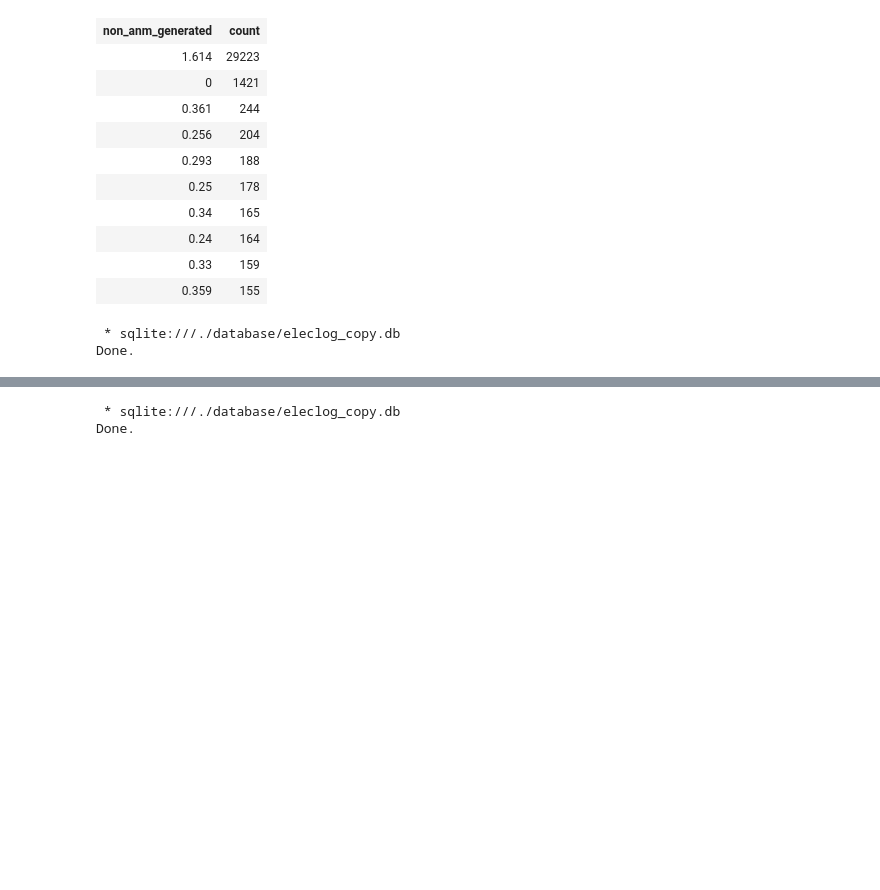
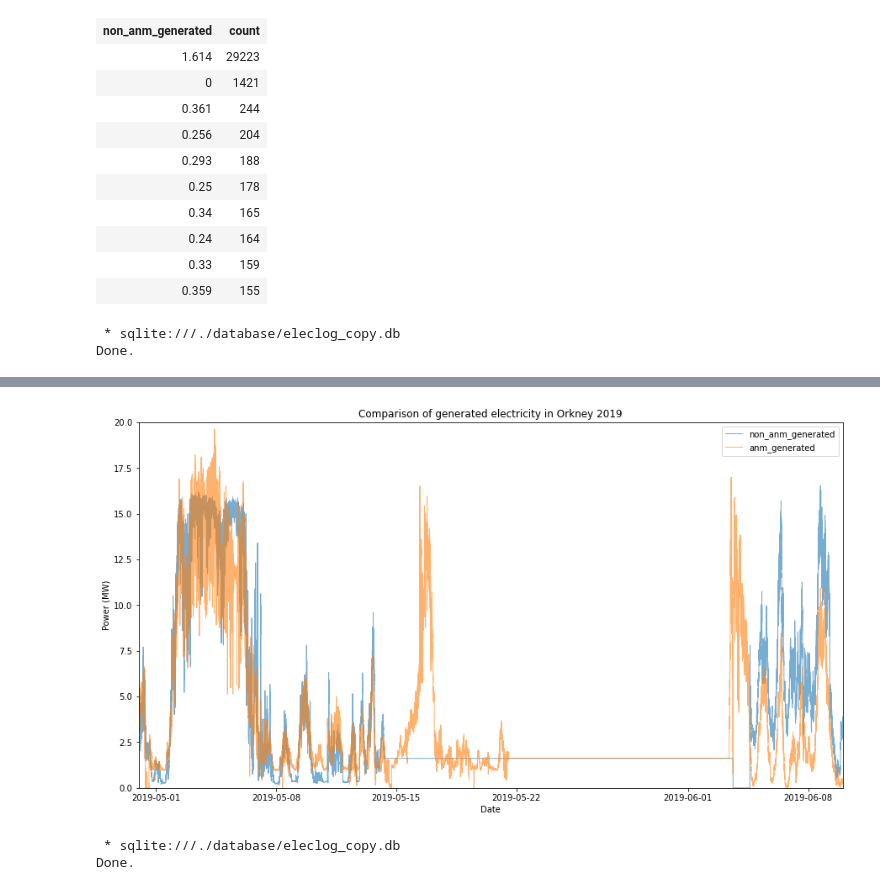
Before and after one commit to srendall91/orkney-electricity, a Jupyter notebook: dataclean/BadData.ipynb, the cells around one changed output, grey strips where cells are left out. Saved outputs shown, nothing was run; the diff lists cells and outputs as text; code cells hidden in the pictures; blank space fills up the shorter version.

```diff
--- a/dataclean/BadData.ipynb
+++ b/dataclean/BadData.ipynb
@@ -57,3 +61,25 @@ matplotlib.pyplot.plot_date(data['dt'],data['total_generated'], xdate=True, ydat
+# %%
+xstart= datetime.date(2019,4,30)
+xend =datetime.date(2019,6,10)
+
+fig = matplotlib.pyplot.figure()
+ax = fig.add_subplot(1, 1, 1)
+ax.plot_date(data['dt'],data['non_anm_generated'], xdate=True, ydate=False, fmt = ' ',linestyle='solid', linewidth=1, alpha =0.6, markersize=0.1)
+ax.plot_date(data['dt'],data['anm_generated'], xdate=True, ydate=False, fmt = ' ',linestyle='solid', linewidth=1,alpha =0.6, markersize=0.1)
+
+# set the limits
+ax.set_xlim([xstart, xend])
+ax.set_ylim([0,20])
+
+ax.set_title('Comparison of generated electricity in Orkney 2019')
+ax.set_xlabel('Date')
+ax.set_ylabel('Power (MW)')
+ax.legend(['non_anm_generated','anm_generated','total_generated'])
+
+# display the plot
+matplotlib.pyplot.show()
+# %% [output]
+[figure, added]
 # %%
 %%sql
 SELECT min(timestamp), max(timestamp) from readings
```
Also changed, not shown: parts of 2 cells of this notebook, 3 other files.
